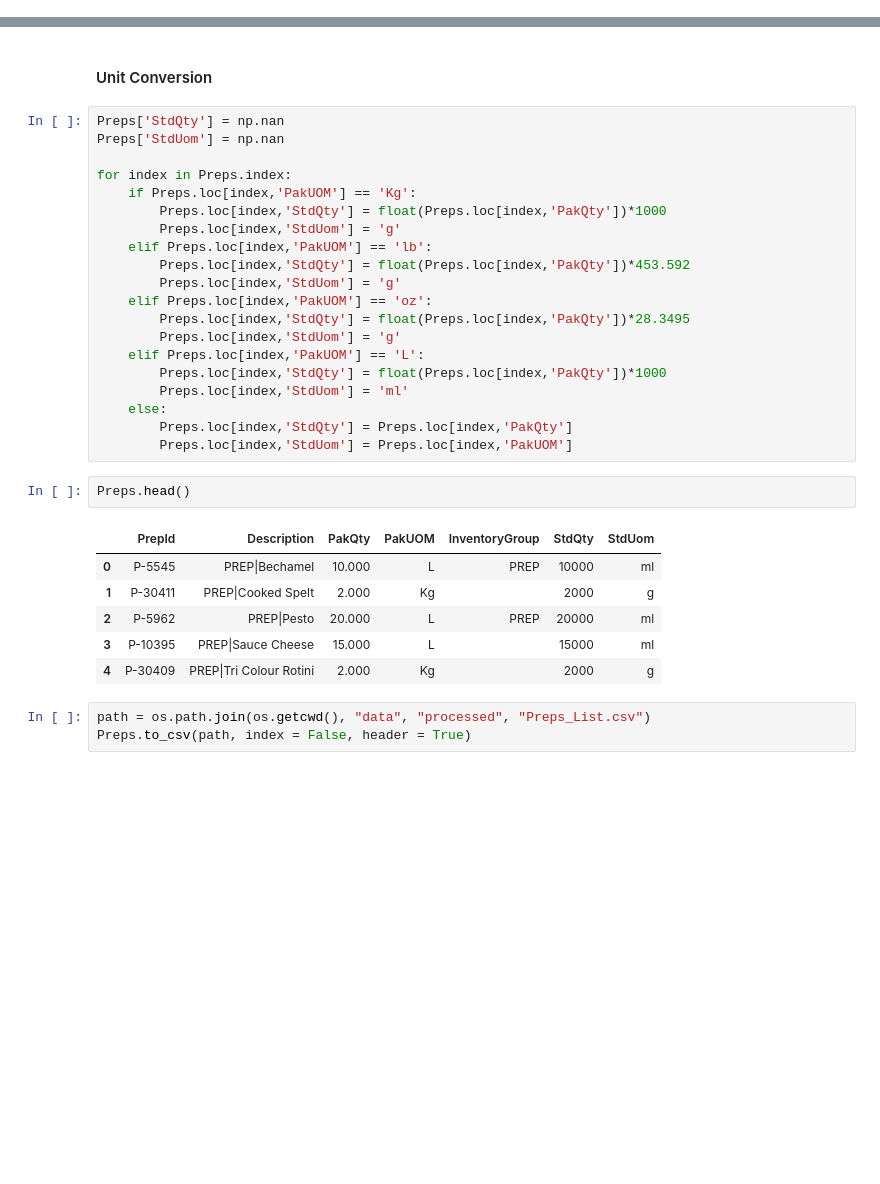
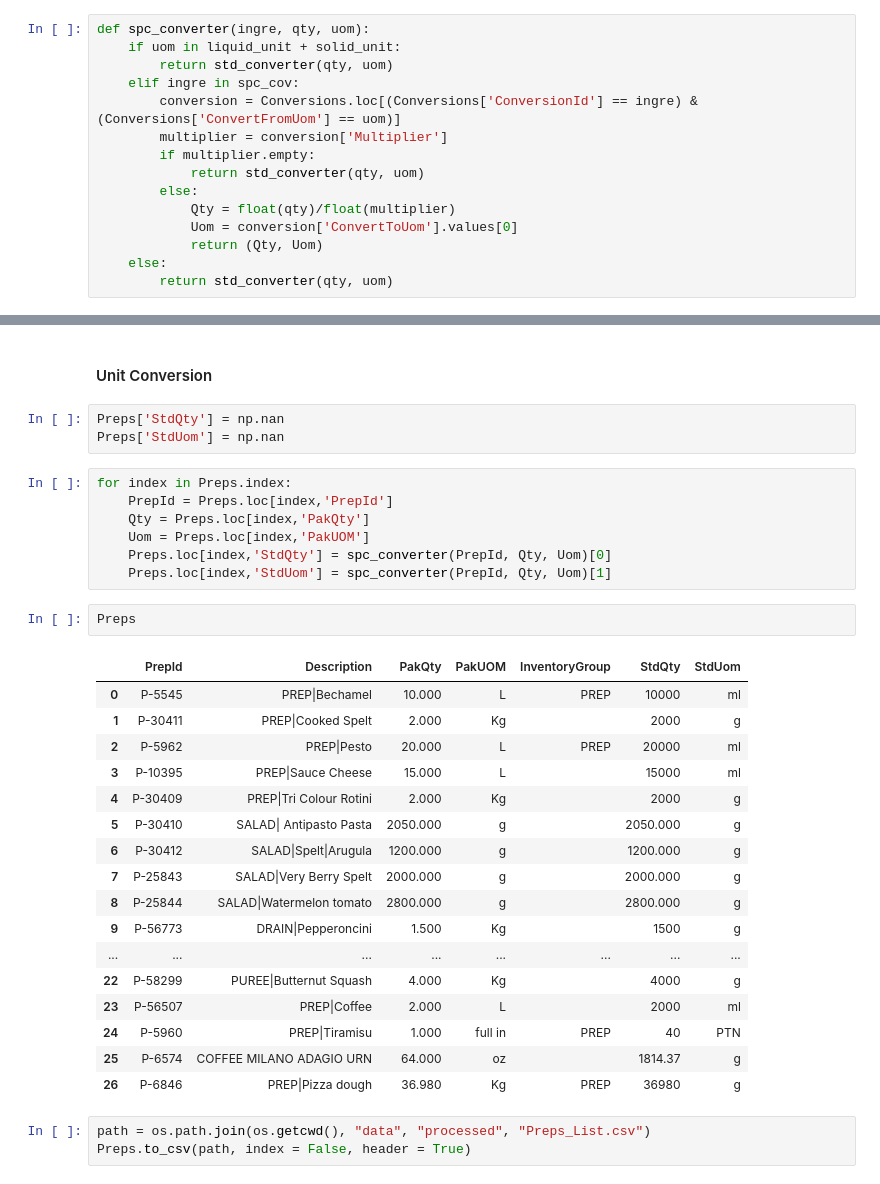
Before and after one commit to silviaaaaaaa/cffs-label, a Jupyter notebook: data analysis/ingre_analysis.ipynb, the cells around one changed output, grey strips where cells are left out. Drawn from its saved outputs; the diff is of its cells as text; blank space fills up the shorter version.

Commit message:
Bug Solves for some preps

```diff
--- a/data analysis/ingre_analysis.ipynb
+++ b/data analysis/ingre_analysis.ipynb
@@ -358,0 +426,15 @@ cfc.shape
+# %%
+def spc_converter(ingre, qty, uom):
+    if uom in liquid_unit + solid_unit:
+        return std_converter(qty, uom)
+    elif ingre in spc_cov:
+        conversion = Conversions.loc[(Conversions['ConversionId'] == ingre) & (Conversions['ConvertFromUom'] == uom)]
+        multiplier = conversion['Multiplier']
+        if multiplier.empty:
+            return std_converter(qty, uom)
+        else:
+            Qty = float(qty)/float(multiplier)
+            Uom = conversion['ConvertToUom'].values[0]
+            return (Qty, Uom)
+    else:
+        return std_converter(qty, uom)
@@ -360,35 +446,36 @@ cfc.shape
 ## Data Cleaning
 # %% [markdown]
 #### Unit Conversion
-# %%
-Preps['StdQty'] = np.nan
-Preps['StdUom'] = np.nan
-
-for index in Preps.index:
-    if Preps.loc[index,'PakUOM'] == 'Kg':
-        Preps.loc[index,'StdQty'] = float(Preps.loc[index,'PakQty'])*1000
-        Preps.loc[index,'StdUom'] = 'g'
-    elif Preps.loc[index,'PakUOM'] == 'lb':
-        Preps.loc[index,'StdQty'] = float(Preps.loc[index,'PakQty'])*453.592
-        Preps.loc[index,'StdUom'] = 'g'
-    elif Preps.loc[index,'PakUOM'] == 'oz':
-        Preps.loc[index,'StdQty'] = float(Preps.loc[index,'PakQty'])*28.3495
-        Preps.loc[index,'StdUom'] = 'g'
-    elif Preps.loc[index,'PakUOM'] == 'L':
-        Preps.loc[index,'StdQty'] = float(Preps.loc[index,'PakQty'])*1000
-        Preps.loc[index,'StdUom'] = 'ml'
-    else:
-        Preps.loc[index,'StdQty'] = Preps.loc[index,'PakQty']
-        Preps.loc[index,'StdUom'] = Preps.loc[index,'PakUOM']
+# %%
+Preps['StdQty'] = np.nan
+Preps['StdUom'] = np.nan
+# %%
+for index in Preps.index:
+    PrepId = Preps.loc[index,'PrepId']
+    Qty = Preps.loc[index,'PakQty']
+    Uom = Preps.loc[index,'PakUOM']
+    Preps.loc[index,'StdQty'] = spc_converter(PrepId, Qty, Uom)[0]
+    Preps.loc[index,'StdUom'] = spc_converter(PrepId, Qty, Uom)[1]
 # %%
-Preps.head()
+Preps
 # %% [output]
 |  | PrepId | Description | PakQty | PakUOM | InventoryGroup | StdQty | StdUom |
 | 0 | P-5545 | PREP|Bechamel | 10.000 | L | PREP | 10000 | ml |
 | 1 | P-30411 | PREP|Cooked Spelt | 2.000 | Kg |  | 2000 | g |
 | 2 | P-5962 | PREP|Pesto | 20.000 | L | PREP | 20000 | ml |
 | 3 | P-10395 | PREP|Sauce Cheese | 15.000 | L |  | 15000 | ml |
 | 4 | P-30409 | PREP|Tri Colour Rotini | 2.000 | Kg |  | 2000 | g |
+| 5 | P-30410 | SALAD| Antipasto Pasta | 2050.000 | g |  | 2050.000 | g |
+| 6 | P-30412 | SALAD|Spelt|Arugula | 1200.000 | g |  | 1200.000 | g |
+| 7 | P-25843 | SALAD|Very Berry Spelt | 2000.000 | g |  | 2000.000 | g |
+| 8 | P-25844 | SALAD|Watermelon tomato | 2800.000 | g |  | 2800.000 | g |
+| 9 | P-56773 | DRAIN|Pepperoncini | 1.500 | Kg |  | 1500 | g |
+| ... | ... | ... | ... | ... | ... | ... | ... |
+| 22 | P-58299 | PUREE|Butternut Squash | 4.000 | Kg |  | 4000 | g |
+| 23 | P-56507 | PREP|Coffee | 2.000 | L |  | 2000 | ml |
+| 24 | P-5960 | PREP|Tiramisu | 1.000 | full in | PREP | 40 | PTN |
+| 25 | P-6574 | COFFEE MILANO ADAGIO URN | 64.000 | oz |  | 1814.37 | g |
+| 26 | P-6846 | PREP|Pizza dough | 36.980 | Kg | PREP | 36980 | g |
 # %%
 path = os.path.join(os.getcwd(), "data", "processed", "Preps_List.csv")
 Preps.to_csv(path, index = False, header = True)
```
Also changed, not shown: parts of 24 cells of this notebook, 5 other files.
